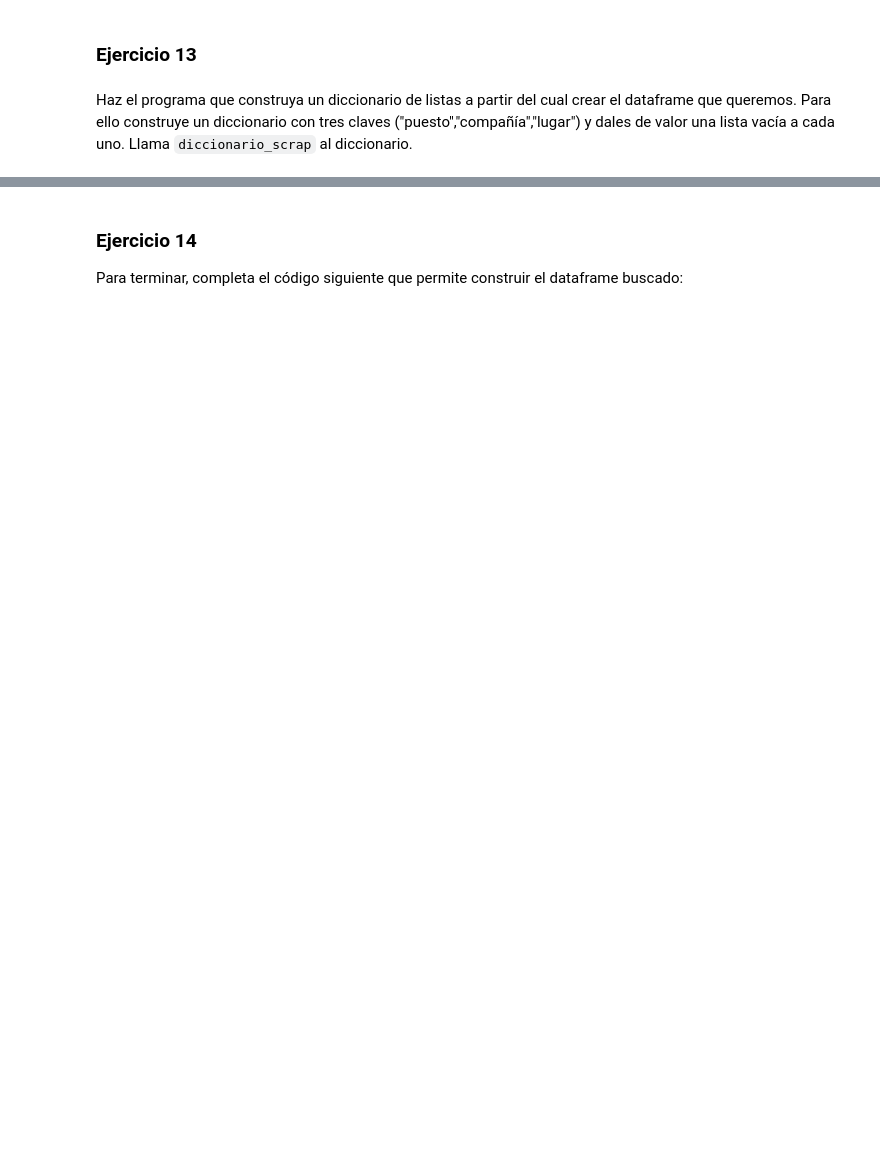
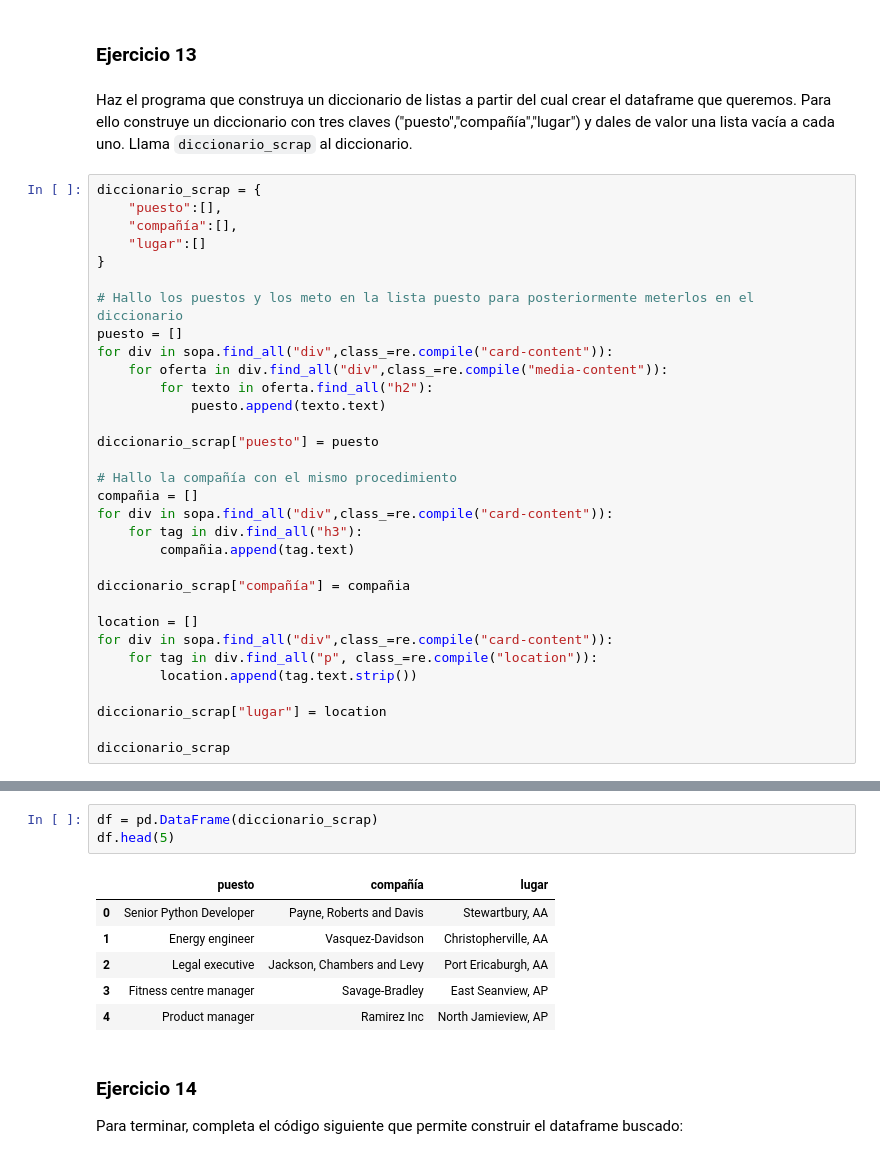
Before and after one commit to ANG112/ONLINE_DS_THEBRIDGE_ALFONSO_NIETO, a Jupyter notebook: 03_Analisis_de_Datos/Sprint_06/Unidad_02/Ejercicios_Workout/10_Ejercicio_Web_Scraping.ipynb, the cells around one changed output, grey strips where cells are left out. Drawn from its saved outputs; the diff is of its cells as text; blank space fills up the shorter version.

```diff
--- a/03_Analisis_de_Datos/Sprint_06/Unidad_02/Ejercicios_Workout/10_Ejercicio_Web_Scraping.ipynb
+++ b/03_Analisis_de_Datos/Sprint_06/Unidad_02/Ejercicios_Workout/10_Ejercicio_Web_Scraping.ipynb
@@ -130,3 +191,35 @@ Para hacer una comprobación final, haz un for que recorra todos los nodos con a
 # %% [markdown]
 
 Haz el programa que construya un diccionario de listas a partir del cual crear el dataframe que queremos. Para ello construye un diccionario con tres claves ("puesto","compañía","lugar") y dales de valor una lista vacía a cada uno. Llama `diccionario_scrap` al diccionario.
+# %%
+diccionario_scrap = {
+    "puesto":[],
+    "compañía":[],
+    "lugar":[]
+}
+
+# Hallo los puestos y los meto en la lista puesto para posteriormente meterlos en el diccionario
+puesto = []
+for div in sopa.find_all("div",class_=re.compile("card-content")):
+    for oferta in div.find_all("div",class_=re.compile("media-content")):
+        for texto in oferta.find_all("h2"):
+            puesto.append(texto.text)
+
+diccionario_scrap["puesto"] = puesto
+
+# Hallo la compañía con el mismo procedimiento
+compañia = []
+for div in sopa.find_all("div",class_=re.compile("card-content")):
+    for tag in div.find_all("h3"):
+        compañia.append(tag.text)
+
+diccionario_scrap["compañía"] = compañia
+
+location = []
+for div in sopa.find_all("div",class_=re.compile("card-content")):
+    for tag in div.find_all("p", class_=re.compile("location")):
+        location.append(tag.text.strip())
+
+diccionario_scrap["lugar"] = location
+
+diccionario_scrap
@@ -133,3 +252,13 @@ Haz el programa que construya un diccionario de listas a partir del cual crear e
+# %%
+df = pd.DataFrame(diccionario_scrap)
+df.head(5)
+# %% [output]
+|  | puesto | compañía | lugar |
+| 0 | Senior Python Developer | Payne, Roberts and Davis | Stewartbury, AA |
+| 1 | Energy engineer | Vasquez-Davidson | Christopherville, AA |
+| 2 | Legal executive | Jackson, Chambers and Levy | Port Ericaburgh, AA |
+| 3 | Fitness centre manager | Savage-Bradley | East Seanview, AP |
+| 4 | Product manager | Ramirez Inc | North Jamieview, AP |
 # %% [markdown]
 ### Ejercicio 14
 
```
Also changed, not shown: parts of 11 cells of this notebook.
